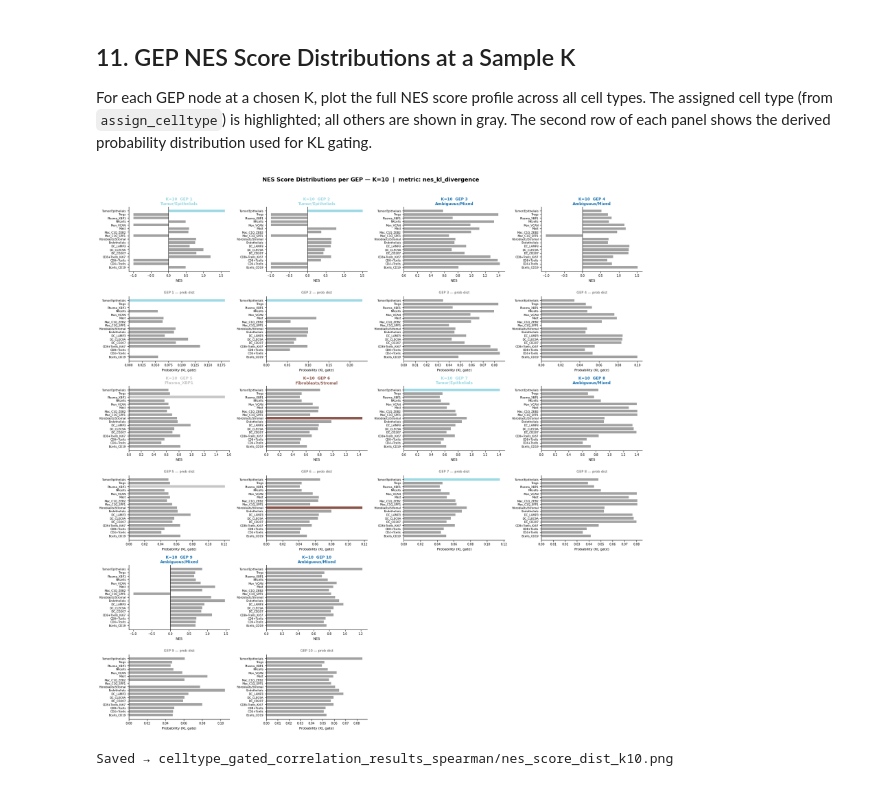
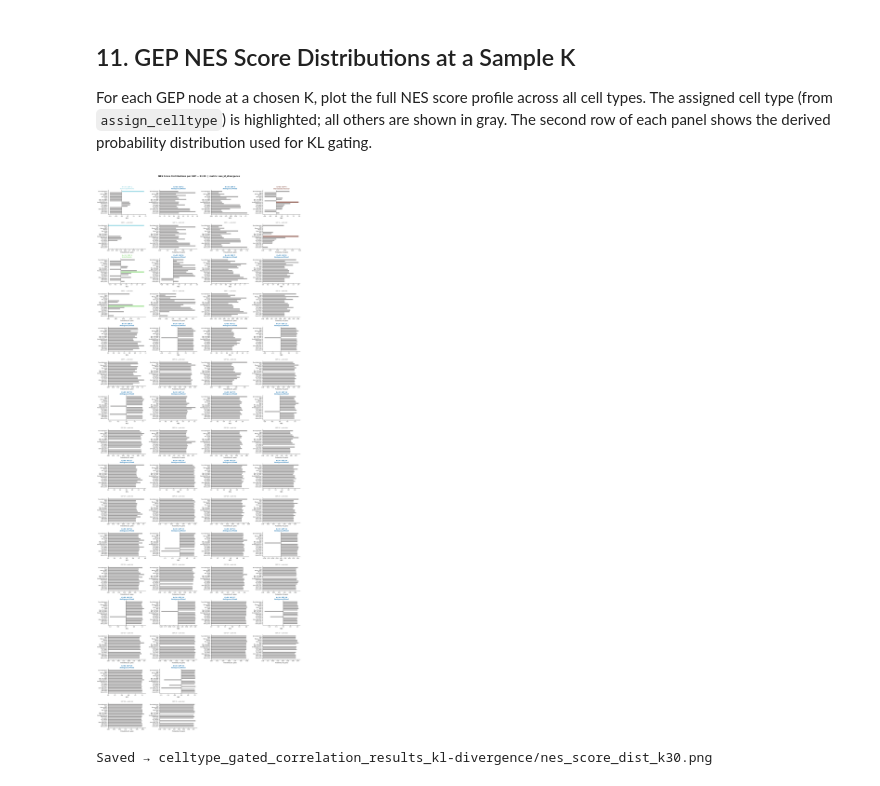
Before and after one commit to sumedhars/dinh-lab-clanp, a Jupyter notebook: celltype_gated_correlation.ipynb, the cells around one changed output. Drawn from its saved outputs; the diff is of its cells as text; code cells hidden in the pictures.

```diff
--- a/celltype_gated_correlation.ipynb
+++ b/celltype_gated_correlation.ipynb
@@ -31,14 +31,14 @@ warnings.filterwarnings('ignore')
 # Paths
 # ──────────────────────────────────────────────────
 GSEA_DIR = "gsea_celltype_results_patientS1"        # Directory with NES_k*.csv files
-OUTPUT_DIR = "celltype_gated_correlation_results_spearman"
+OUTPUT_DIR = "celltype_gated_correlation_results_kl-divergence"
 os.makedirs(OUTPUT_DIR, exist_ok=True)
 
 # ──────────────────────────────────────────────────
 # K range
 # ──────────────────────────────────────────────────
 K_MIN = 5
-K_MAX = 15
+K_MAX = 30
 
 # ──────────────────────────────────────────────────
 # Similarity metric (pick ONE)
@@ -796,7 +812,7 @@ For each GEP node at a chosen K, plot the full NES score profile across all cell
 The assigned cell type (from `assign_celltype`) is highlighted; all others are shown in gray.
 The second row of each panel shows the derived probability distribution used for KL gating.
 # %%
-K_VIZ = 10
+K_VIZ = 30
 SHOW_PROB_DIST = True      # Set False to show only NES bars (no probability row)
 
 nes_k = all_nes[K_VIZ]
@@ -844,32 +860,32 @@ for idx, gep in enumerate(nes_k.index):
     ax_nes.spines[['top', 'right']].set_visible(False)
 
     # ── Bottom panel: probability distribution used for KL gating ────────
     if SHOW_PROB_DIST:
         ax_prob = axes[row_block + 1][col]
         ax_prob.barh(y_pos, prob_dist, color=bar_colors, edgecolor='none', height=0.72)
         ax_prob.set_yticks(y_pos)
         ax_prob.set_yticklabels(cell_types, fontsize=6.5)
         ax_prob.set_xlabel('Probability (KL gate)', fontsize=8)
         ax_prob.set_title(f'GEP {gep} — prob dist', fontsize=8, color='#555555')
         ax_prob.tick_params(axis='x', labelsize=7)
         ax_prob.spines[['top', 'right']].set_visible(False)
 
 # ── Hide any unused subplot slots ─────────────────────────────────────────
 for idx in range(n_geps, n_rows_geps * n_cols):
     row_block = (idx // n_cols) * panel_rows
     col = idx % n_cols
     for pr in range(panel_rows):
         axes[row_block + pr][col].set_visible(False)
 
 plt.suptitle(
     f'NES Score Distributions per GEP — K={K_VIZ}  |  metric: {SIMILARITY_METRIC}',
     fontsize=13, fontweight='bold', y=1.01
 )
 plt.tight_layout()
 save_path = os.path.join(OUTPUT_DIR, f'nes_score_dist_k{K_VIZ}.png')
 plt.savefig(save_path, dpi=150, bbox_inches='tight')
 plt.show()
 print(f"Saved → {save_path}")
 # %% [output]
-[figure, old version]
+[figure, new version]
-Saved → celltype_gated_correlation_results_spearman/nes_score_dist_k10.png
+Saved → celltype_gated_correlation_results_kl-divergence/nes_score_dist_k30.png
```
Also changed, not shown: parts of 10 cells of this notebook, 28 other files.
